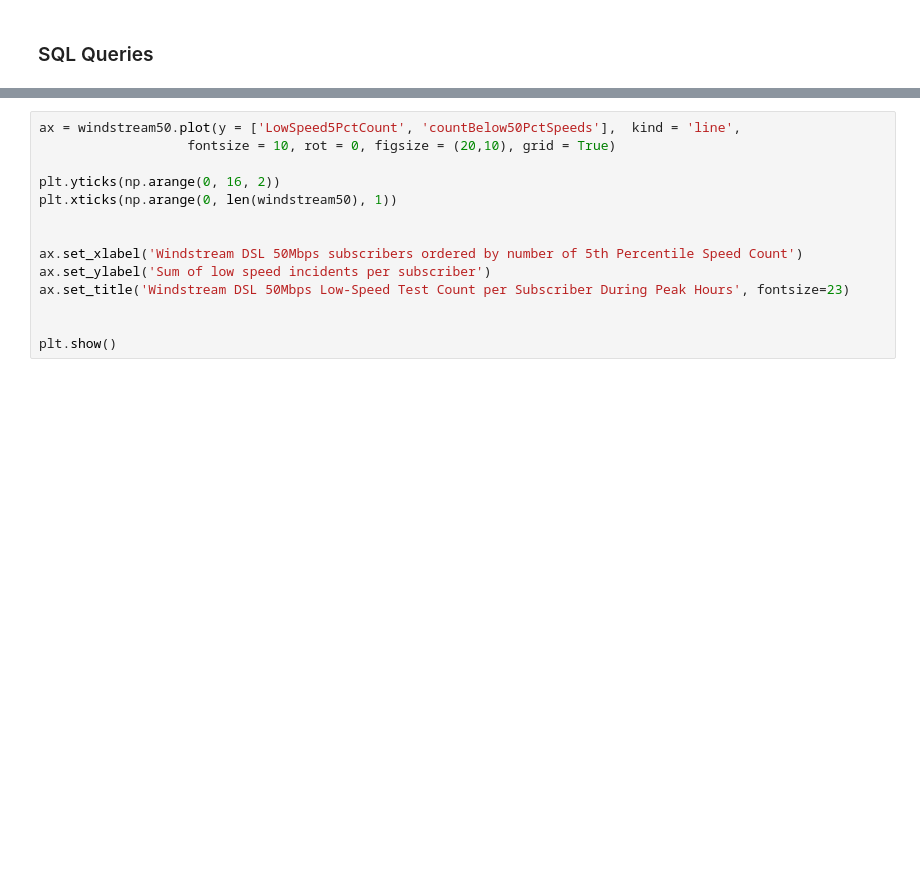
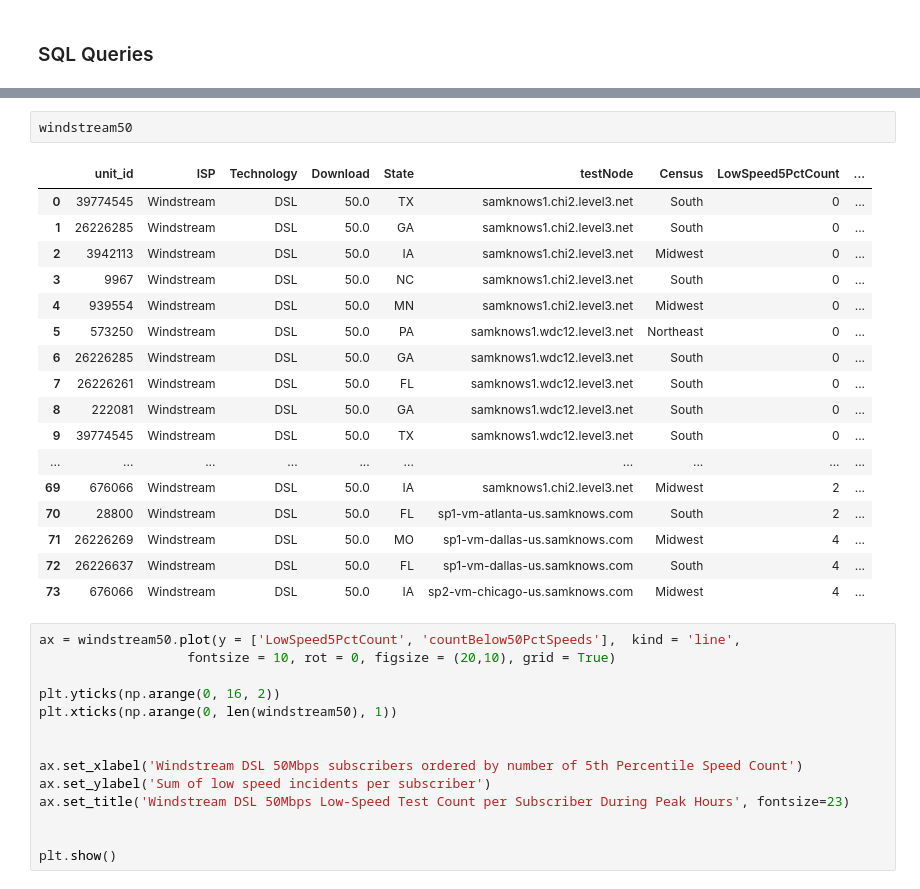
Before and after one commit to afreund415/MBA-broadband-research, a Jupyter notebook: Spatial & Temporal MBA Data Tests.ipynb, the cells around one changed output, grey strips where cells are left out. Saved outputs shown, nothing was run; the diff lists cells and outputs as text; blank space fills up the shorter version.

Commit message:
added tables and geographic data

```diff
--- a/Spatial & Temporal MBA Data Tests.ipynb
+++ b/Spatial & Temporal MBA Data Tests.ipynb
@@ -155,6 +154,26 @@ frontier500 = client.query(frontier500SQL).to_dataframe()
 print('executed')
 # %% [output]
 executed
+# %%
+windstream50
+# %% [output]
+|  | unit_id | ISP | Technology | Download | State | testNode | Census | LowSpeed5PctCount | ... |
+| 0 | 39774545 | Windstream | DSL | 50.0 | TX | samknows1.chi2.level3.net | South | 0 | ... |
+| 1 | 26226285 | Windstream | DSL | 50.0 | GA | samknows1.chi2.level3.net | South | 0 | ... |
+| 2 | 3942113 | Windstream | DSL | 50.0 | IA | samknows1.chi2.level3.net | Midwest | 0 | ... |
+| 3 | 9967 | Windstream | DSL | 50.0 | NC | samknows1.chi2.level3.net | South | 0 | ... |
+| 4 | 939554 | Windstream | DSL | 50.0 | MN | samknows1.chi2.level3.net | Midwest | 0 | ... |
+| 5 | 573250 | Windstream | DSL | 50.0 | PA | samknows1.wdc12.level3.net | Northeast | 0 | ... |
+| 6 | 26226285 | Windstream | DSL | 50.0 | GA | samknows1.wdc12.level3.net | South | 0 | ... |
+| 7 | 26226261 | Windstream | DSL | 50.0 | FL | samknows1.wdc12.level3.net | South | 0 | ... |
+| 8 | 222081 | Windstream | DSL | 50.0 | GA | samknows1.wdc12.level3.net | South | 0 | ... |
+| 9 | 39774545 | Windstream | DSL | 50.0 | TX | samknows1.wdc12.level3.net | South | 0 | ... |
+| ... | ... | ... | ... | ... | ... | ... | ... | ... | ... |
+| 69 | 676066 | Windstream | DSL | 50.0 | IA | samknows1.chi2.level3.net | Midwest | 2 | ... |
+| 70 | 28800 | Windstream | DSL | 50.0 | FL | sp1-vm-atlanta-us.samknows.com | South | 2 | ... |
+| 71 | 26226269 | Windstream | DSL | 50.0 | MO | sp1-vm-dallas-us.samknows.com | Midwest | 4 | ... |
+| 72 | 26226637 | Windstream | DSL | 50.0 | FL | sp1-vm-dallas-us.samknows.com | South | 4 | ... |
+| 73 | 676066 | Windstream | DSL | 50.0 | IA | sp2-vm-chicago-us.samknows.com | Midwest | 4 | ... |
 # %%
 ax = windstream50.plot(y = ['LowSpeed5PctCount', 'countBelow50PctSpeeds'],  kind = 'line',
                    fontsize = 10, rot = 0, figsize = (20,10), grid = True)
```
Also changed, not shown: parts of 6 cells of this notebook.
